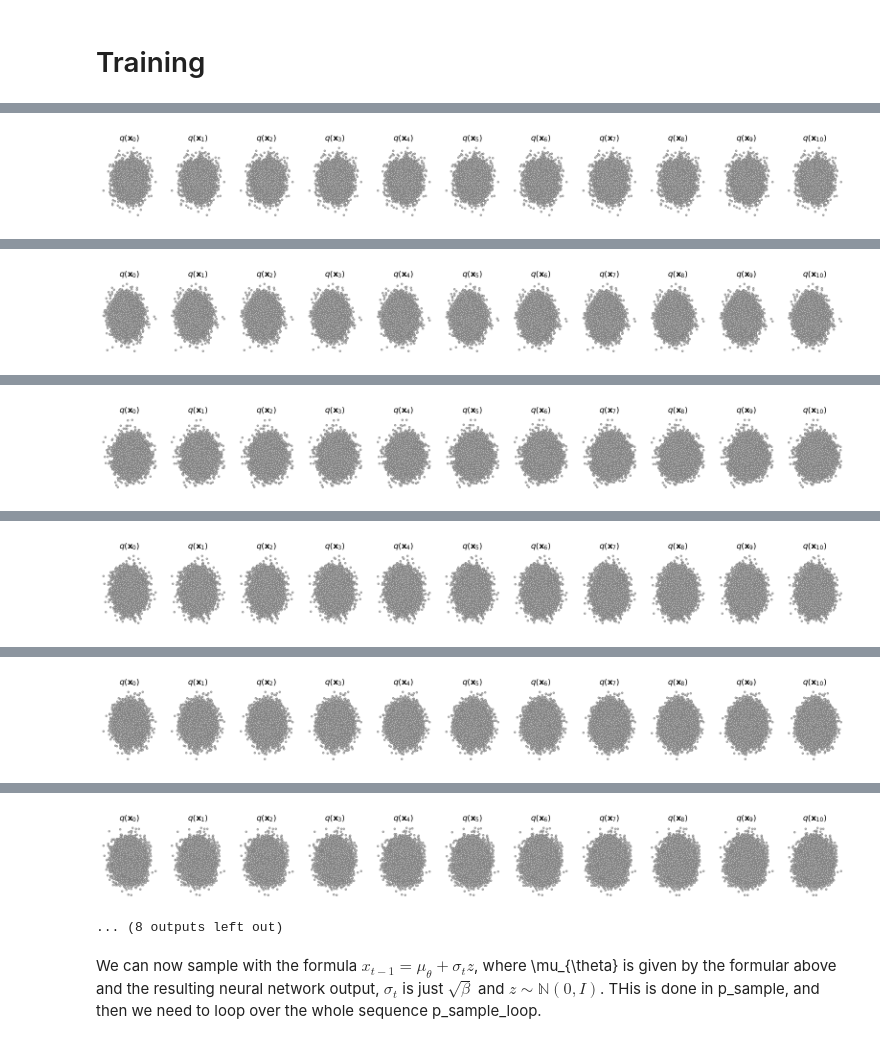
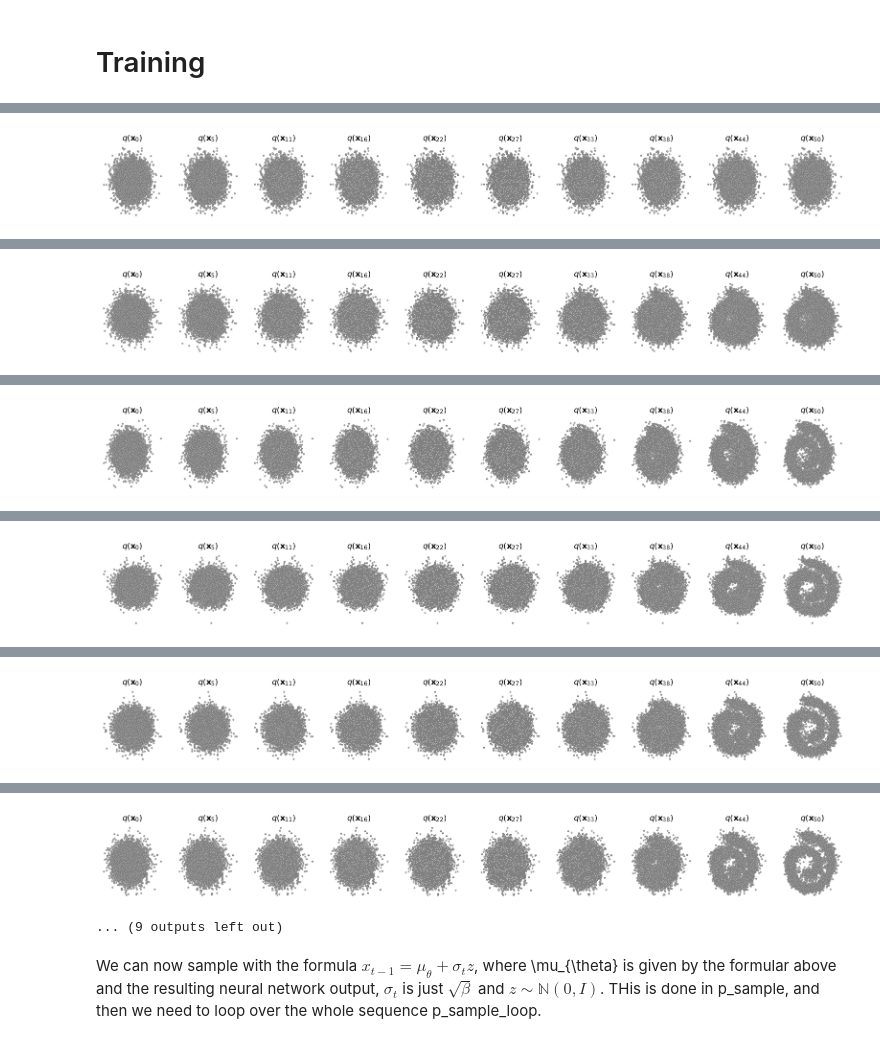
Before and after one commit to Fritschek/MinDiffusion, a Jupyter notebook: MinDiffusionNotebook.ipynb, the cells around one changed output, grey strips where cells are left out. Saved outputs shown, nothing was run; the diff lists cells and outputs as text; code cells hidden in the pictures.

```diff
--- a/MinDiffusionNotebook.ipynb
+++ b/MinDiffusionNotebook.ipynb
@@ -76,6 +83,7 @@ Note that one can sample directly from
 
 without going through the whole chain of the process. For that we define $\alpha_t=(1-\beta_t)$ and $\bar{\alpha_t}=∏_{t=1}^T\alpha_t$.
 # %%
+betas = make_beta_seq(schedule="linear", n_timesteps=num_steps, start=start, end=end)
 alphas = 1 - betas
 alphas_bar = torch.cumprod(alphas, 0)
 # %% [markdown]
@@ -90,7 +100,7 @@ fig, axs = plt.subplots(1, 10, figsize=(20, 2))
 for i in range(10):
     x_0 = torch.from_numpy(datasets['swiss_roll'])
     noise = torch.randn_like(x_0)
-    q_i = q_x(x_0, torch.tensor([i * 10]), noise)
-    axs[i].scatter(q_i[:, 0], q_i[:, 1],color='white',edgecolor='green', s=5);
+    q_i = q_x(x_0=x_0, t=torch.tensor([i * 10]), noise=noise)
+    axs[i].scatter(q_i[:, 0], q_i[:, 1],color='white',edgecolor='green', s=3)
     axs[i].set_axis_off(); axs[i].set_title('$q(\mathbf{x}_{'+str(i*10)+'})$')
 # %% [output]
@@ -144,24 +154,29 @@ model = ConditionalModel(num_steps)
 # %%
 # Sample with the help of our epsilon model
 def p_sample(model, x_t, t, mode='DDIM'):
-    t_tensor = torch.tensor([t])
-    factor = (betas[t_tensor] / torch.sqrt(1-alphas_bar)[t_tensor]).unsqueeze(-1)
-    eps_theta = model(x_t, t_tensor)
-    mu_theta = (x_t - (factor * eps_theta)) / torch.sqrt(alphas)[t_tensor].unsqueeze(-1)
+    t = torch.tensor([t])
+    factor = (betas[t] / torch.sqrt(1-alphas_bar)[t]).unsqueeze(-1)
+    eps_theta = model(x_t, t)
+    mu_theta = (x_t - (factor * eps_theta)) / torch.sqrt(alphas)[t].unsqueeze(-1)
 
     if mode == 'DDIM':
-        return mu_theta
+        if t > 0:
+            x_prev = torch.sqrt(alphas_bar[t-1]) * (x_t - torch.sqrt(1.0 - alphas_bar[t]) * eps_theta) / torch.sqrt(alphas_bar[t])
+            x_prev += torch.sqrt(1.0 - alphas_bar[t-1]) * eps_theta
+            return x_prev
+        else:
+            return x_t
     else:  # DDPM mode
         z = torch.randn_like(x_t)
-        sigma_t = betas[t_tensor].sqrt().unsqueeze(-1)
+        sigma_t = betas[t].sqrt().unsqueeze(-1)
         return mu_theta + sigma_t * z
 # %%
-def p_sample_loop(model, shape, num_steps, mode='DDPM'):
+def p_sample_loop(model, shape, num_steps, mode='DDIM'):
     x_t = torch.randn(shape)
     x_seq = [x_t]
 
     if mode == 'DDIM':
-        timesteps = range(0, num_steps, num_steps // 10)
+        timesteps = range(0, num_steps, 2) # start, end, step_size
     else:
         timesteps = range(num_steps)
 
@@ -191,7 +206,7 @@ def noise_estimation_loss(model, x_0):
 data_tensor = torch.tensor(datasets['swiss_roll'], dtype=torch.float32)
 optimizer = optim.Adam(model.parameters(), lr=1e-3)
 
-for t in range(1000):
+for t in range(iterations):
     permutation = torch.randperm(data_tensor.shape[0])
     for i in range(0, data_tensor.shape[0], batch_size):
         optimizer.zero_grad()
@@ -202,16 +217,21 @@ for t in range(1000):
         torch.nn.utils.clip_grad_norm_(model.parameters(), 1.)
         optimizer.step()
 
-    if (t % 100 == 0):
+    if (t % (iterations//10) == 0):
         print(f"Iteration: {t+1} Loss: {loss}")
 
         x_seq = p_sample_loop(model, data_tensor.shape, num_steps, mode)
 
         # Determine indices for plotting based on mode
         if mode == 'DDIM':
-            plot_indices = range(len(x_seq))  # Include initial noise and all samples
+            num_samples_to_plot = 10
+            num_samples = len(x_seq)
+            if num_samples < num_samples_to_plot:
+                plot_indices = np.arange(num_samples)
+            else:
+                plot_indices = np.linspace(0, num_samples-1, num=num_samples_to_plot, dtype=int)
         else:  # DDPM
-            plot_indices = [0] + list(range(10, 101, 10))  # Include initial noise and every 10th sample
+            plot_indices = [0] + list(range(10, 101, 10))
 
         # Create subplots based on the number of indices
         fig, axs = plt.subplots(1, len(plot_indices), figsize=(20, 2))
@@ -219,7 +239,7 @@ for t in range(1000):
         # Plot the samples
         for i, idx in enumerate(plot_indices):
             cur_x = x_seq[idx].detach()
-            axs[i].scatter(cur_x[:, 0], cur_x[:, 1], color='white', edgecolor='gray', s=5)
+            axs[i].scatter(cur_x[:, 0], cur_x[:, 1], color='white', edgecolor='gray', s=3)
             axs[i].set_axis_off()
             axs[i].set_title(f'$q(\\mathbf{{x}}_{{{idx}}})$')
 
@@ -229 +249 @@ Iteration: 1 Loss: 1.2361420392990112
-[figure, old version]
+[figure, new version]
@@ -231 +251 @@ Iteration: 101 Loss: 0.7459062337875366
-[figure, old version]
+[figure, new version]
@@ -233 +253 @@ Iteration: 201 Loss: 0.6871566772460938
-[figure, old version]
+[figure, new version]
@@ -235 +255 @@ Iteration: 301 Loss: 0.4010077118873596
-[figure, old version]
+[figure, new version]
@@ -237 +257 @@ Iteration: 401 Loss: 1.023768663406372
-[figure, old version]
+[figure, new version]
@@ -239,4 +259,4 @@ Iteration: 501 Loss: 0.9124072790145874
-[figure, old version]
+[figure, new version]
-... (8 outputs left out)
+... (9 outputs left out)
 # %% [markdown]
 We can now sample with the formula $x_{t-1}= \mu_{\theta} + \sigma_t z$, where \mu_{\theta} is given by the formular above and the resulting neural network output, $\sigma_t$ is just $\sqrt{\beta}$ and $z\sim \mathbb{N}(0,I)$. THis is done in p_sample, and then we need to loop over the whole sequence p_sample_loop.
```
Also changed, not shown: parts of 7 cells of this notebook.
